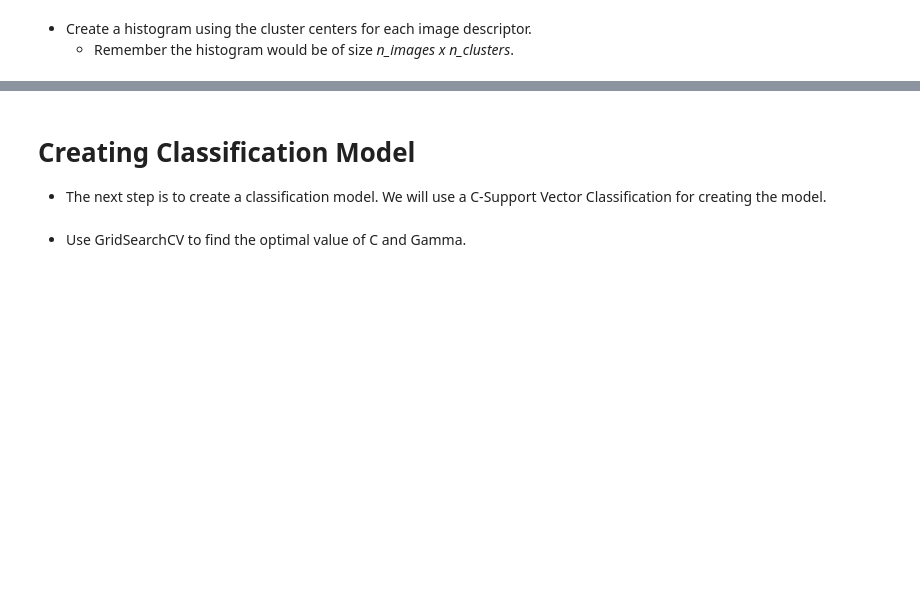
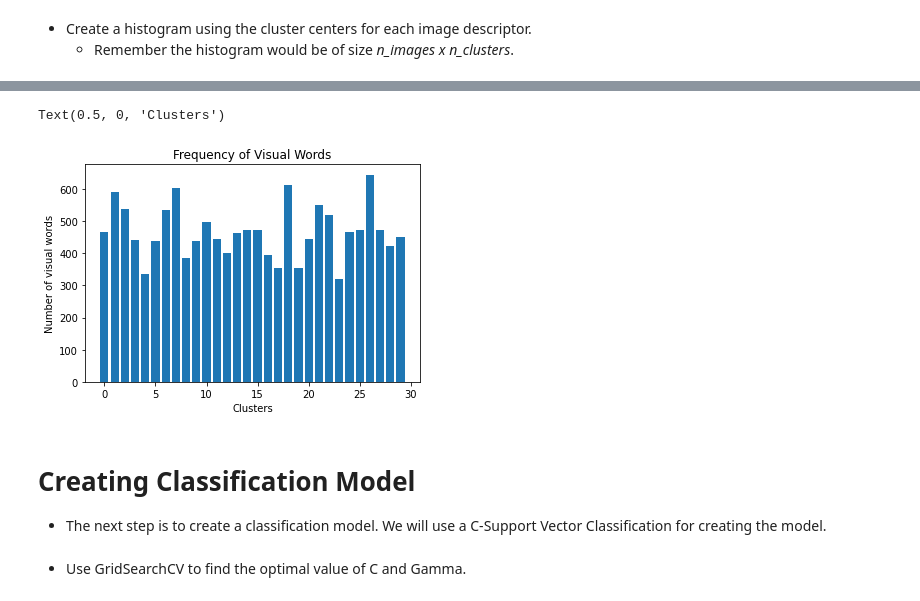
Before and after one commit to mario-rot/ComputerVisionCourse-MAI, a Jupyter notebook: Session 7/P7_Mario_Lauren.ipynb, the cells around one changed output, grey strips where cells are left out. Cells and saved outputs as stored; diff of their text form; code cells hidden in the pictures; blank space fills up the shorter version.

```diff
--- a/Session 7/P7_Mario_Lauren.ipynb
+++ b/Session 7/P7_Mario_Lauren.ipynb
@@ -104,3 +151,11 @@ Codewords are nothing but vector representation of similar patches. This codewor
+# %%
+plt.bar(list(range(30)),ske.histogram(kmeans.labels_, 30)[0])
+plt.title('Frequency of Visual Words Training Data')
+plt.ylabel('Number of visual words')
+plt.xlabel('Clusters')
+# %% [output]
+Text(0.5, 0, 'Clusters')
+[figure, added]
 # %% [markdown]
 
 # Creating Classification Model
```
Also changed, not shown: parts of 35 cells of this notebook.
